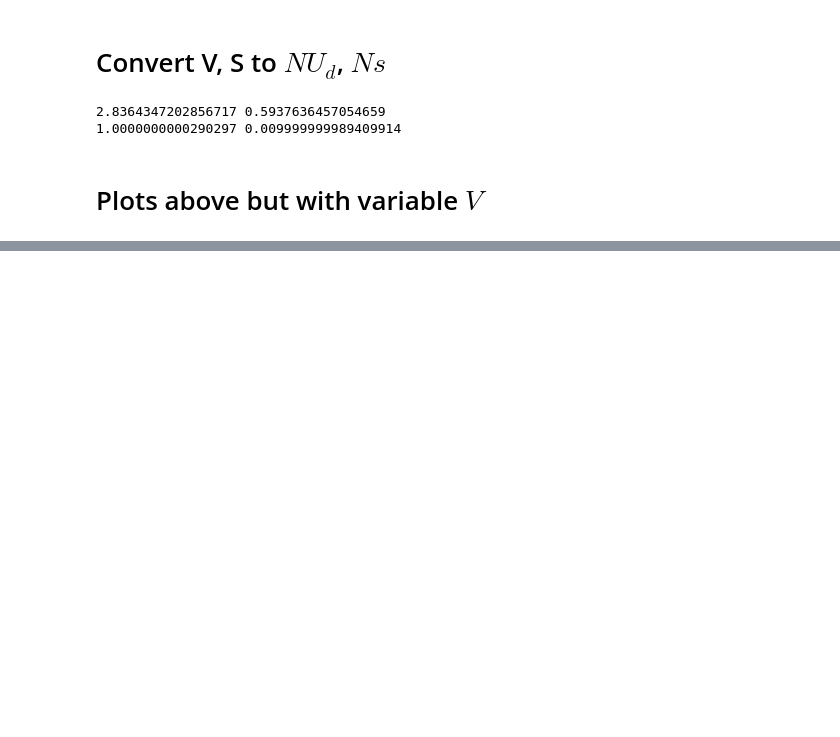
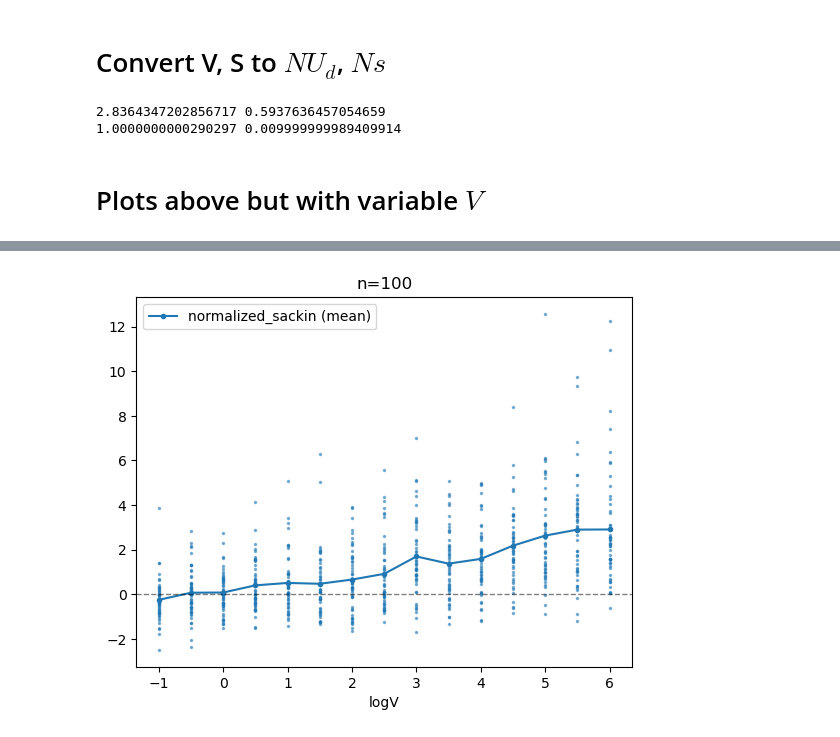
Before and after one commit to regevs/dated_selection, a Jupyter notebook: notebooks/20240416_paper_branch_lengths_distortions.ipynb, the cells around one changed output, grey strips where cells are left out. Cells and saved outputs as stored; diff of their text form; code cells hidden in the pictures; blank space fills up the shorter version.

```diff
--- a/notebooks/20240416_paper_branch_lengths_distortions.ipynb
+++ b/notebooks/20240416_paper_branch_lengths_distortions.ipynb
@@ -375,0 +399,10 @@ plt.legend();
+# %%
+plt.plot(res_V_means["logV"], res_V_means["normalized_sackin"], '.-', label="normalized_sackin (mean)", color="C0");
+plt.plot(res_V_df["logV"], res_V_df["normalized_sackin"], '.', color="C0", ms=3, alpha=0.5);
+
+plt.axhline(0, ls="--", lw = 1, color="black", alpha=0.5)
+plt.xlabel("logV");
+plt.title("n=100");
+plt.legend();
+# %% [output]
+[figure, added]
```
Also changed, not shown: parts of 6 cells of this notebook, 3 other files.
